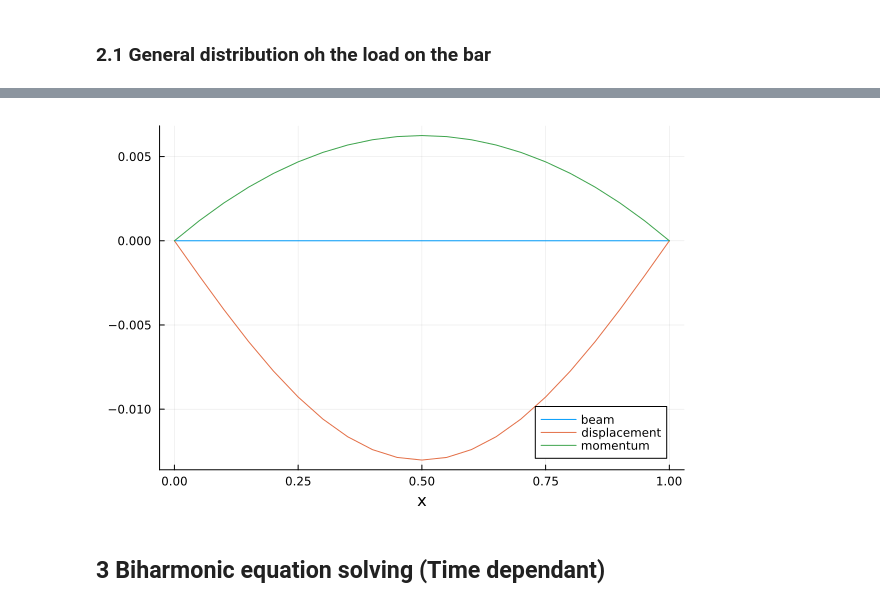
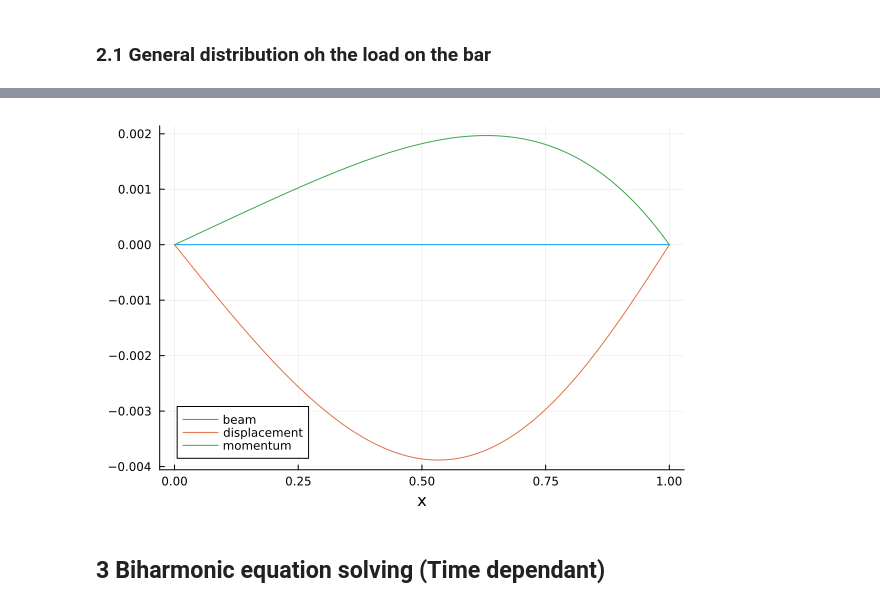
Before and after one commit to Kstreme/ENSAM-TUD01_G1, a Jupyter notebook: Final Notebook Group 1.ipynb, the cells around one changed output, grey strips where cells are left out. Drawn from its saved outputs; the diff is of its cells as text; code cells hidden in the pictures.

```diff
--- a/Final Notebook Group 1.ipynb
+++ b/Final Notebook Group 1.ipynb
@@ -152,7 +150,7 @@ end
 
 function bc!(r,u,p,t)
     r[1] = u[1][1]
-    r[2] = u[2][1]
+    r[2] = u[1][2]
 end
 
 xspan=(0.0 , 1.0)
@@ -189,3 +187,27 @@ $$ \frac{d^3u(l)}{dx^3} = 0 $$
 Following four rounds of integration, we arrive at the formula:
 
 $$ u(x) = -\frac{1}{24}(l-x)^4 - \frac{1}{6}l^3x + \frac{1}{24}l^4 $$
+# %%
+q(x) = -1
+
+function beamEqt!(du,u,p,x)
+    du[1] = u[2]
+    du[2] = u[3]
+    du[3] = u[4]
+    du[4] = q(x)
+end
+
+function bc!(residual,u,p,x)
+    residual[1] = u[1][1]     #first number is the point we are considering, the secon one is the derivative
+    residual[2] = u[end][1]
+    residual[3] = u[1][3]
+    residual[4] = u[end][3]
+end
+
+xspan = (0,1)
+bvp = BVProblem(beamEqt!, bc!, [0.,0.,0.,0.], xspan)
+sol = solve(bvp, MIRK4(), dt = 0.05)
+
+plot(sol.t,0*sol.t,label="beam")
+plot!(sol.t,sol[1,:],xaxis="x",label="displacement")
+plot!(sol.t,0.05*sol[3,:],xaxis="x",label="momentum")
@@ -201,29 +221,29 @@ while $$ u''(x=0) \hspace{1em} u'''(x=0) $$ are correlated and computed based on
 # %%
-q(x) = -1
+q(x) = -x^2
 
 function beamEqt!(du,u,p,x)
     du[1] = u[2]
     du[2] = u[3]
     du[3] = u[4]
     du[4] = q(x)
 end
 
 function bc!(residual,u,p,x)
-    residual[1] = u[1][1]
+    residual[1] = u[1][1]     #first number is the point we are considering, the secon one is the derivative
     residual[2] = u[end][1]
     residual[3] = u[1][3]
     residual[4] = u[end][3]
 end
 
 xspan = (0,1)
 bvp = BVProblem(beamEqt!, bc!, [0.,0.,0.,0.], xspan)
-sol = solve(bvp, MIRK4(), dt = 0.05)
+sol = solve(bvp, MIRK4(), dt = 0.01)
 
 plot(sol.t,0*sol.t,label="beam")
 plot!(sol.t,sol[1,:],xaxis="x",label="displacement")
 plot!(sol.t,0.05*sol[3,:],xaxis="x",label="momentum")
 # %% [output]
-[figure, old version]
+[figure, new version]
 # %% [markdown]
 ## 3 Biharmonic equation solving (Time dependant)
 # %% [markdown]
```
Also changed, not shown: parts of 12 cells of this notebook.
